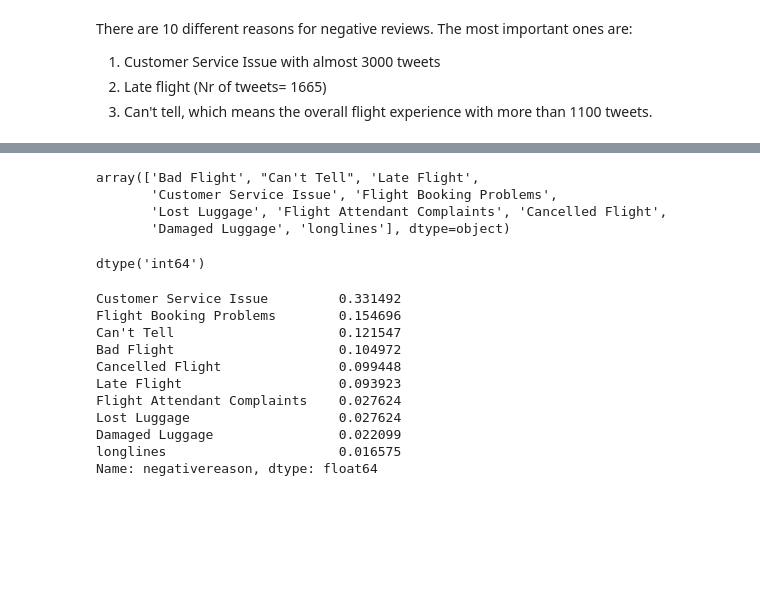
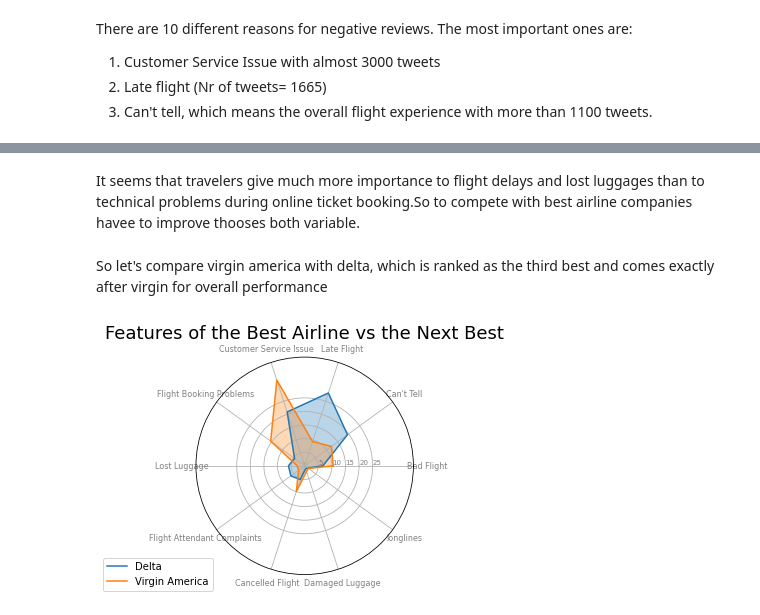
Before and after one commit to skacem/Business-Analytics, a Jupyter notebook: Sentiment_Analysis/USAirline.ipynb, the cells around one changed output, grey strips where cells are left out. Saved outputs shown, nothing was run; the diff lists cells and outputs as text; code cells hidden in the pictures; blank space fills up the shorter version.

```diff
--- a/Sentiment_Analysis/USAirline.ipynb
+++ b/Sentiment_Analysis/USAirline.ipynb
@@ -249,25 +192,46 @@ plt.plot(values)
-# %%
-b
-# %% [output]
-array(['Bad Flight', "Can't Tell", 'Late Flight',
-       'Customer Service Issue', 'Flight Booking Problems',
-       'Lost Luggage', 'Flight Attendant Complaints', 'Cancelled Flight',
-       'Damaged Luggage', 'longlines'], dtype=object)
-# %%
-b.dtype
-# %% [output]
-dtype('int64')
-# %%
-df[df['airline'] == air]['negativereason'].value_counts(normalize=True)
-# %% [output]
-Customer Service Issue         0.331492
-Flight Booking Problems        0.154696
-Can't Tell                     0.121547
-Bad Flight                     0.104972
-Cancelled Flight               0.099448
-Late Flight                    0.093923
-Flight Attendant Complaints    0.027624
-Lost Luggage                   0.027624
-Damaged Luggage                0.022099
-longlines                      0.016575
-Name: negativereason, dtype: float64
+# %% [markdown]
+It seems that travelers give much more importance to flight delays and lost luggages than to technical problems during online ticket booking.So to compete with best airline companies havee to improve thooses both variable.
+# %% [markdown]
+So let's compare virgin america with delta, which is ranked as the third best and comes exactly after virgin for overall performance
+# %%
+# Plot a radar chart with the negative reasons for three carriers
+# Generate a dataframe with negative reasons rates per carrier for 3 carriers
+neg_rev = pd.DataFrame(index=df['negativereason'].dropna().unique())
+for air in ['Delta', 'Virgin America']:
+    neg_rev[air] = df[df['airline'] == air]['negativereason'].value_counts(normalize=True)*100
+
+# number of variable
+categories = list(neg_rev.index)
+N = len(categories)
+
+# What will be the angle of each axis in the plot? (we divide the plot / number of variable)
+angles = [n / float(N) * 2 * np.pi for n in range(N)]
+angles += angles[:1]
+
+# We are going to plot the first column of the data frame.
+# But we need to repeat the first value to close the circular graph:
+values = neg_rev.values
+values = np.append(values, [values[0,:]], axis=0)
+labels = neg_rev.columns.values
+
+
+# Initialise the spider plot
+ax = plt.subplot(111, polar=True)
+# Draw one axe per variable + add labels
+plt.xticks(angles[:-1], categories, color='grey', size=8)
+# Draw ylabels
+ax.set_rlabel_position(0)
+plt.yticks([5,10,15,20,25], ["5","10","15",'20','25'], color="grey", size=7)
+plt.ylim(0,40)
+# Plot data
+for y_arr, label in zip(values.T, labels):
+    ax.plot(angles, y_arr, linewidth=1.5, linestyle='solid', label=label)
+# Fill area
+ax.fill(angles, values, ['b', 'o', 'green'], alpha=0.3)
+plt.legend(loc='upper right', bbox_to_anchor=(0.1, 0.1),)
+
+plt.title('Features of the Best Airline vs the Next Best', fontsize=18,);
+# Show the graph
+plt.show()
+# %% [output]
+[figure, added]
```
Also changed, not shown: parts of 16 cells of this notebook.
